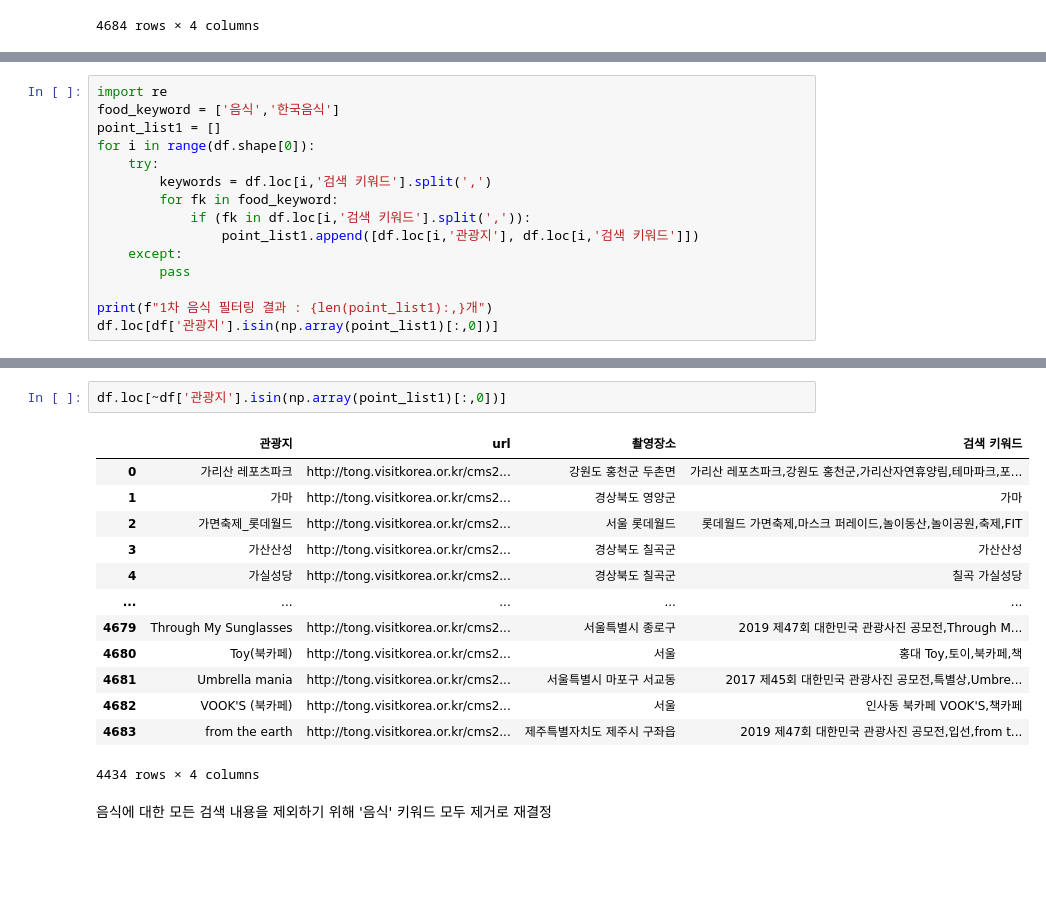
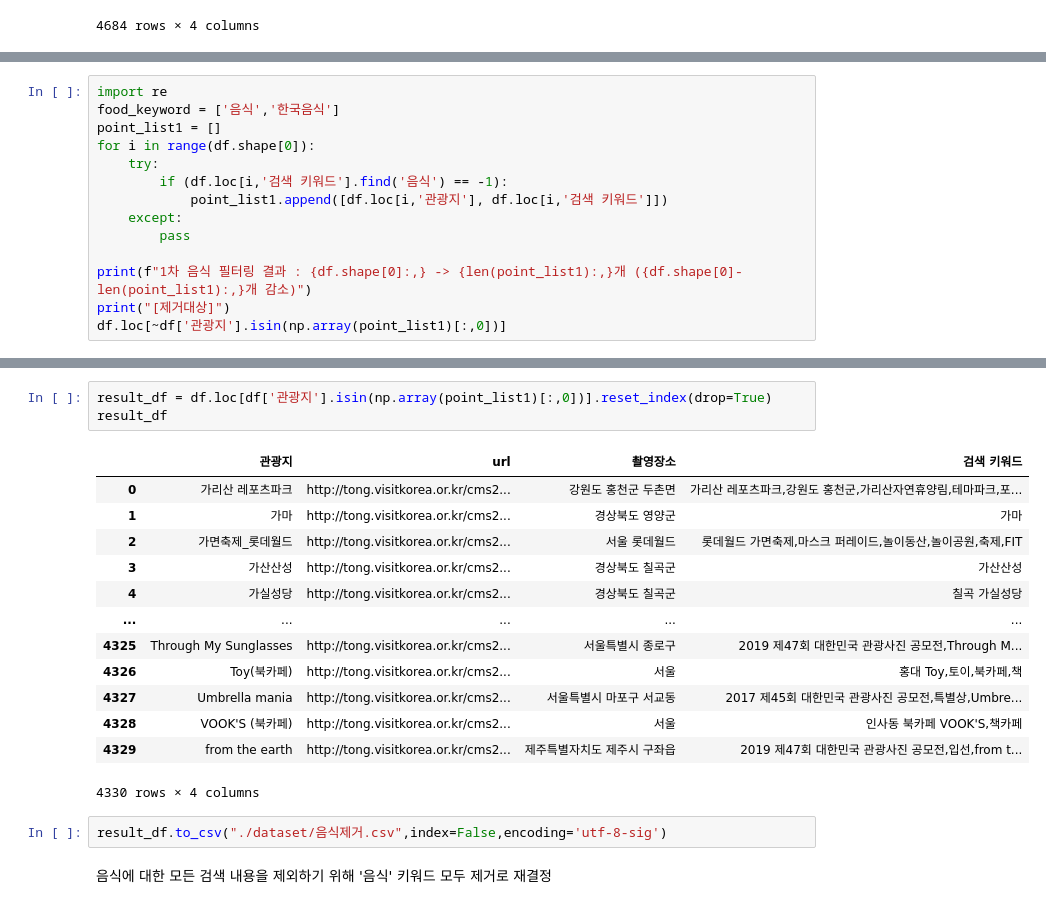
Before and after one commit to Travel-Destination-Reccommend/Rec_Logic, a Jupyter notebook: [전처리] 음식 필터링.ipynb, the cells around one changed output, grey strips where cells are left out. Cells and saved outputs as stored; diff of their text form; blank space fills up the shorter version.

```diff
--- a/[전처리] 음식 필터링.ipynb
+++ b/[전처리] 음식 필터링.ipynb
@@ -45,13 +48,12 @@ food_keyword = ['음식','한국음식']
 point_list1 = []
 for i in range(df.shape[0]):
     try:
-        keywords = df.loc[i,'검색 키워드'].split(',')
-        for fk in food_keyword:
-            if (fk in df.loc[i,'검색 키워드'].split(',')):
-                point_list1.append([df.loc[i,'관광지'], df.loc[i,'검색 키워드']])
+        if (df.loc[i,'검색 키워드'].find('음식') == -1):
+            point_list1.append([df.loc[i,'관광지'], df.loc[i,'검색 키워드']])
     except:
         pass
 
-print(f"1차 음식 필터링 결과 : {len(point_list1):,}개")
-df.loc[df['관광지'].isin(np.array(point_list1)[:,0])]
+print(f"1차 음식 필터링 결과 : {df.shape[0]:,} -> {len(point_list1):,}개 ({df.shape[0]-len(point_list1):,}개 감소)")
+print("[제거대상]")
+df.loc[~df['관광지'].isin(np.array(point_list1)[:,0])]
 # %% [output]
@@ -72,19 +75,22 @@ df.loc[df['관광지'].isin(np.array(point_list1)[:,0])]
 # %%
-df.loc[~df['관광지'].isin(np.array(point_list1)[:,0])]
+result_df = df.loc[df['관광지'].isin(np.array(point_list1)[:,0])].reset_index(drop=True)
+result_df
 # %% [output]
 |  | 관광지 | url | 촬영장소 | 검색 키워드 |
 | 0 | 가리산 레포츠파크 | http://tong.visitkorea.or.kr/cms2... | 강원도 홍천군 두촌면 | 가리산 레포츠파크,강원도 홍천군,가리산자연휴양림,테마파크,포... |
 | 1 | 가마 | http://tong.visitkorea.or.kr/cms2... | 경상북도 영양군 | 가마 |
 | 2 | 가면축제_롯데월드 | http://tong.visitkorea.or.kr/cms2... | 서울 롯데월드 | 롯데월드 가면축제,마스크 퍼레이드,놀이동산,놀이공원,축제,FIT |
 | 3 | 가산산성 | http://tong.visitkorea.or.kr/cms2... | 경상북도 칠곡군 | 가산산성 |
 | 4 | 가실성당 | http://tong.visitkorea.or.kr/cms2... | 경상북도 칠곡군 | 칠곡 가실성당 |
 | ... | ... | ... | ... | ... |
-| 4679 | Through My Sunglasses | http://tong.visitkorea.or.kr/cms2... | 서울특별시 종로구 | 2019 제47회 대한민국 관광사진 공모전,Through M... |
-| 4680 | Toy(북카페) | http://tong.visitkorea.or.kr/cms2... | 서울 | 홍대 Toy,토이,북카페,책 |
-| 4681 | Umbrella mania | http://tong.visitkorea.or.kr/cms2... | 서울특별시 마포구 서교동 | 2017 제45회 대한민국 관광사진 공모전,특별상,Umbre... |
-| 4682 | VOOK'S (북카페) | http://tong.visitkorea.or.kr/cms2... | 서울 | 인사동 북카페 VOOK'S,책카페 |
-| 4683 | from the earth | http://tong.visitkorea.or.kr/cms2... | 제주특별자치도 제주시 구좌읍 | 2019 제47회 대한민국 관광사진 공모전,입선,from t... |
+| 4325 | Through My Sunglasses | http://tong.visitkorea.or.kr/cms2... | 서울특별시 종로구 | 2019 제47회 대한민국 관광사진 공모전,Through M... |
+| 4326 | Toy(북카페) | http://tong.visitkorea.or.kr/cms2... | 서울 | 홍대 Toy,토이,북카페,책 |
+| 4327 | Umbrella mania | http://tong.visitkorea.or.kr/cms2... | 서울특별시 마포구 서교동 | 2017 제45회 대한민국 관광사진 공모전,특별상,Umbre... |
+| 4328 | VOOK'S (북카페) | http://tong.visitkorea.or.kr/cms2... | 서울 | 인사동 북카페 VOOK'S,책카페 |
+| 4329 | from the earth | http://tong.visitkorea.or.kr/cms2... | 제주특별자치도 제주시 구좌읍 | 2019 제47회 대한민국 관광사진 공모전,입선,from t... |
-4434 rows × 4 columns
+4330 rows × 4 columns
+# %%
+result_df.to_csv("./dataset/음식제거.csv",index=False,encoding='utf-8-sig')
 # %% [markdown]
 음식에 대한 모든 검색 내용을 제외하기 위해 '음식' 키워드 모두 제거로 재결정
 # %% [markdown]
```
Also changed, not shown: parts of 3 cells of this notebook.
